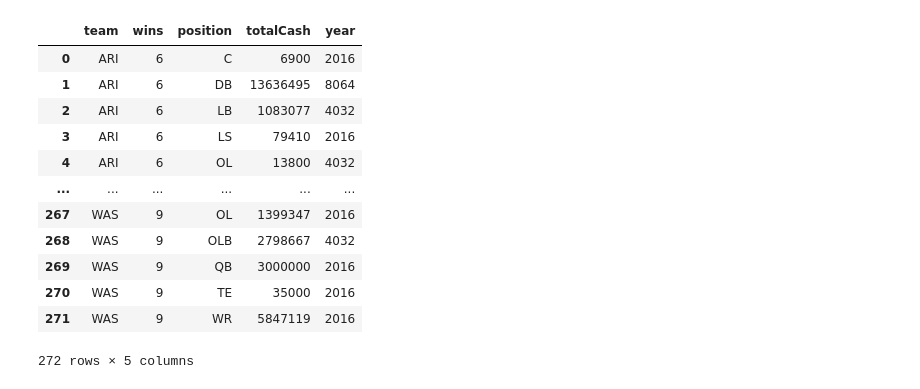
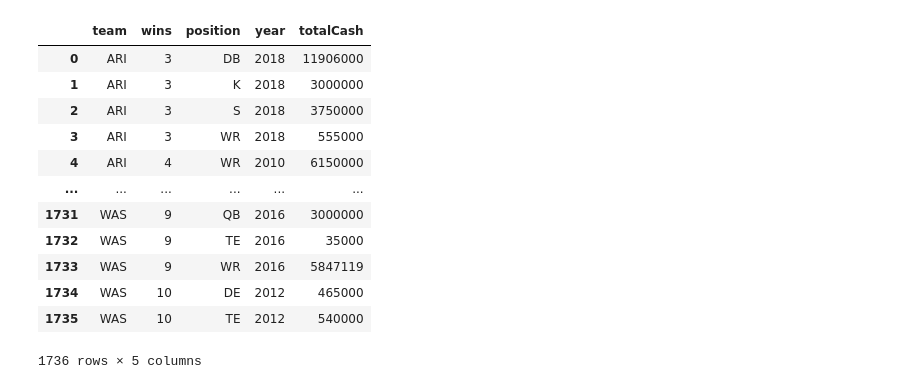
Before and after one commit to philDaprogrammer/487_Project, a Jupyter notebook: phase_2/Modeling.ipynb, the cells around one changed output. Cells and saved outputs as stored; diff of their text form; code cells hidden in the pictures.

```diff
--- a/phase_2/Modeling.ipynb
+++ b/phase_2/Modeling.ipynb
@@ -46,18 +14,18 @@ df_2016
 # %%
-pos_df_2016 = df_2016.groupby(['team','wins','position']).sum().reset_index()
-pos_df_2016
+pos_df = df.groupby(['team','wins','position','year']).sum().reset_index()
+pos_df
 # %% [output]
-|  | team | wins | position | totalCash | year |
-| 0 | ARI | 6 | C | 6900 | 2016 |
-| 1 | ARI | 6 | DB | 13636495 | 8064 |
-| 2 | ARI | 6 | LB | 1083077 | 4032 |
-| 3 | ARI | 6 | LS | 79410 | 2016 |
-| 4 | ARI | 6 | OL | 13800 | 4032 |
+|  | team | wins | position | year | totalCash |
+| 0 | ARI | 3 | DB | 2018 | 11906000 |
+| 1 | ARI | 3 | K | 2018 | 3000000 |
+| 2 | ARI | 3 | S | 2018 | 3750000 |
+| 3 | ARI | 3 | WR | 2018 | 555000 |
+| 4 | ARI | 4 | WR | 2010 | 6150000 |
 | ... | ... | ... | ... | ... | ... |
-| 267 | WAS | 9 | OL | 1399347 | 2016 |
-| 268 | WAS | 9 | OLB | 2798667 | 4032 |
-| 269 | WAS | 9 | QB | 3000000 | 2016 |
-| 270 | WAS | 9 | TE | 35000 | 2016 |
-| 271 | WAS | 9 | WR | 5847119 | 2016 |
+| 1731 | WAS | 9 | QB | 2016 | 3000000 |
+| 1732 | WAS | 9 | TE | 2016 | 35000 |
+| 1733 | WAS | 9 | WR | 2016 | 5847119 |
+| 1734 | WAS | 10 | DE | 2012 | 465000 |
+| 1735 | WAS | 10 | TE | 2012 | 540000 |
-272 rows × 5 columns
+1736 rows × 5 columns
 # %%
```
Also changed, not shown: parts of 19 cells of this notebook.
